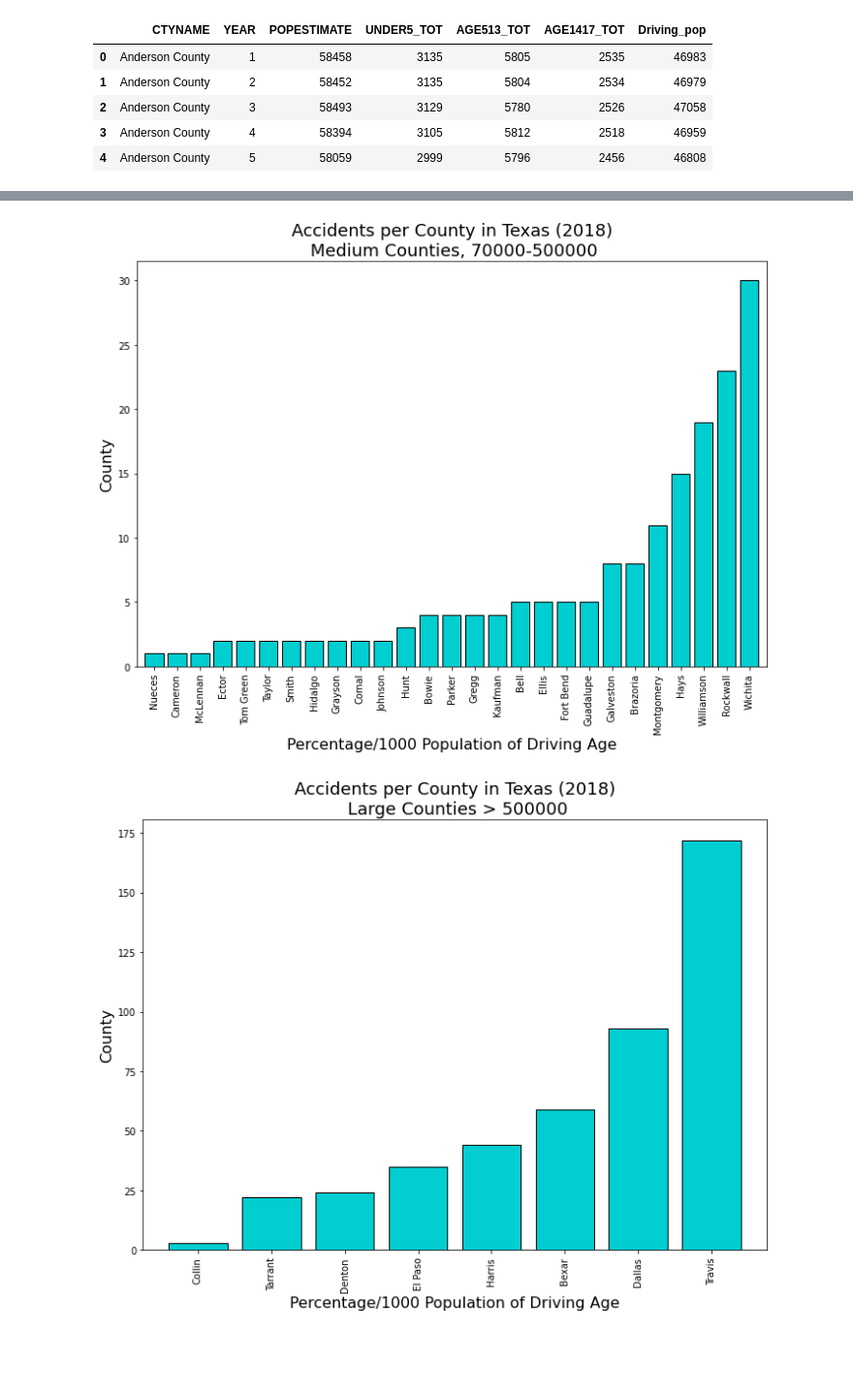
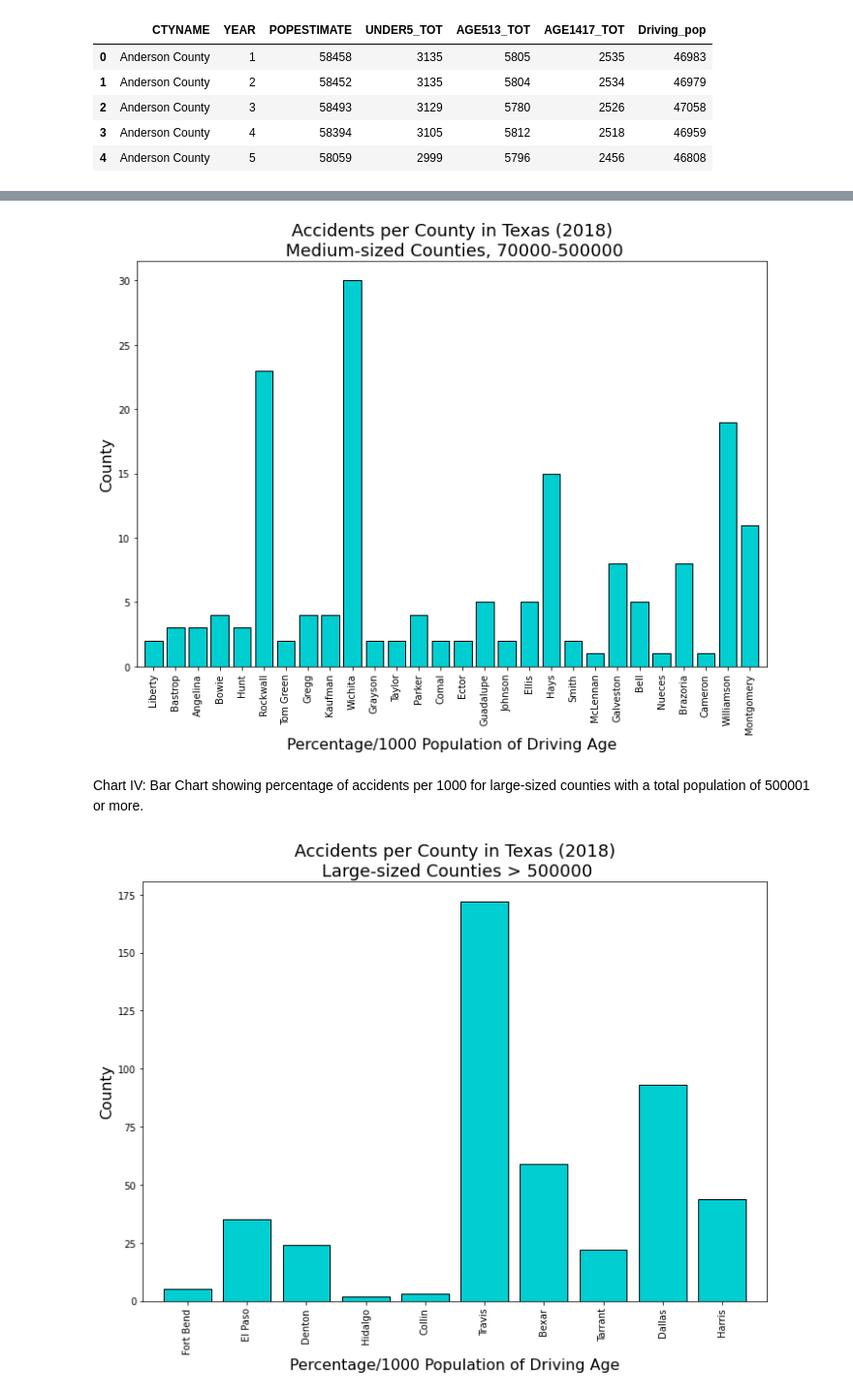
Before and after one commit to Corters22/Traffic_Data_in_San_Antonio, a Jupyter notebook: Question_1/Traffic_in_Texas_cities.ipynb, the cells around one changed output, grey strips where cells are left out. Shown at 97% size. Cells and saved outputs as stored; diff of their text form; code cells hidden in the pictures; blank space fills up the shorter version.

```diff
--- a/Question_1/Traffic_in_Texas_cities.ipynb
+++ b/Question_1/Traffic_in_Texas_cities.ipynb
@@ -67,9 +96,12 @@ county_pop_df.head()
 # %%
+#pulling out specific county data from population list that equals to year 11 (2018) and the counties where accidents occurred
 full_county_list = texas_accidents_df["County"].unique()
 drive_pop_list = []
 county_list = []
+total_population = []
 for county in full_county_list:
     for index, pop in county_pop_df.iterrows():
         if county_pop_df.loc[index, 'CTYNAME'] == county + " County" and county_pop_df.loc[index, "YEAR"] ==11:
             drive_pop_list.append(county_pop_df.loc[index, 'Driving_pop'])
             county_list.append(county)
+            total_population.append(county_pop_df.loc[index, "POPESTIMATE"])
@@ -76,9 +112,12 @@ for county in full_county_list:
 # %%
+#creating dataframe with counties and population
 county_pop_accident_df = pd.DataFrame({'County':county_list,
+                                       "Total_Population":total_population,
                                       'Driving_Age_Population':drive_pop_list
                                      })
 county_pop_accident_df = pd.merge(county_pop_accident_df, count_per_county, on='County')
+#calculating the percentage of accidents based on 1000 population
 county_pop_accident_df['perc_by_1000_pop'] = round((county_pop_accident_df['Time']/(county_pop_accident_df['Driving_Age_Population']/1000))*100, 0)
-county_pop_accident_df = county_pop_accident_df.sort_values('perc_by_1000_pop')
+county_pop_accident_df = county_pop_accident_df.sort_values('Total_Population')
 county_pop_accident_df
 # %% [output]
@@ -98,6 +139,7 @@ county_pop_accident_df
 # %%
-bins = [0, 70000, 600000, 3500000]
+#created bins to compare county size
+bins = [0, 70000, 600000, 5000000]
 group_names = ['small', 'medium', 'large']
-county_pop_accident_df["population_level"] = pd.cut(county_pop_accident_df["Driving_Age_Population"], bins, labels=group_names, include_lowest=True)
+county_pop_accident_df["population_level"] = pd.cut(county_pop_accident_df["Total_Population"], bins, labels=group_names, include_lowest=True)
 county_pop_accident_df
 # %% [output]
@@ -175,22 +236,24 @@ plt.figure(figsize=(10,8), tight_layout=True, edgecolor='grey')
 plt.xlim(-0.75, len(medium_x_axis)-0.25)
 plt.xticks(rotation="vertical")
 plt.bar(medium_x_axis, medium_y_axis, color="darkturquoise", edgecolor="black")
-plt.title("Accidents per County in Texas (2018)\n Medium Counties, 70000-500000", fontsize=18)
+plt.title("Accidents per County in Texas (2018)\n Medium-sized Counties, 70000-500000", fontsize=18)
 plt.ylabel("County", fontsize=16)
 plt.xlabel("Percentage/1000 Population of Driving Age", fontsize=16)
 plt.savefig("Images/accident_per_medium_county_bar.png")
 plt.show()
 # %% [output]
-[figure, old version]
+[figure, new version]
+# %% [markdown]
+Chart IV: Bar Chart showing percentage of accidents per 1000 for large-sized counties with a total population of 500001 or more.
 # %%
 plt.figure(figsize=(10,8), tight_layout=True, edgecolor='grey')
 plt.xlim(-0.75, len(large_x_axis)-0.25)
 plt.xticks(rotation="vertical")
 plt.bar(large_x_axis, large_y_axis, color="darkturquoise", edgecolor="black")
-plt.title("Accidents per County in Texas (2018)\n Large Counties > 500000", fontsize=18)
+plt.title("Accidents per County in Texas (2018)\n Large-sized Counties > 500000", fontsize=18)
 plt.ylabel("County", fontsize=16)
 plt.xlabel("Percentage/1000 Population of Driving Age", fontsize=16)
 plt.savefig("Images/accident_per_large_county_bar.png")
 plt.show()
 # %% [output]
-[figure, old version]
+[figure, new version]
```
Also changed, not shown: parts of 43 cells of this notebook, 5 other files.
